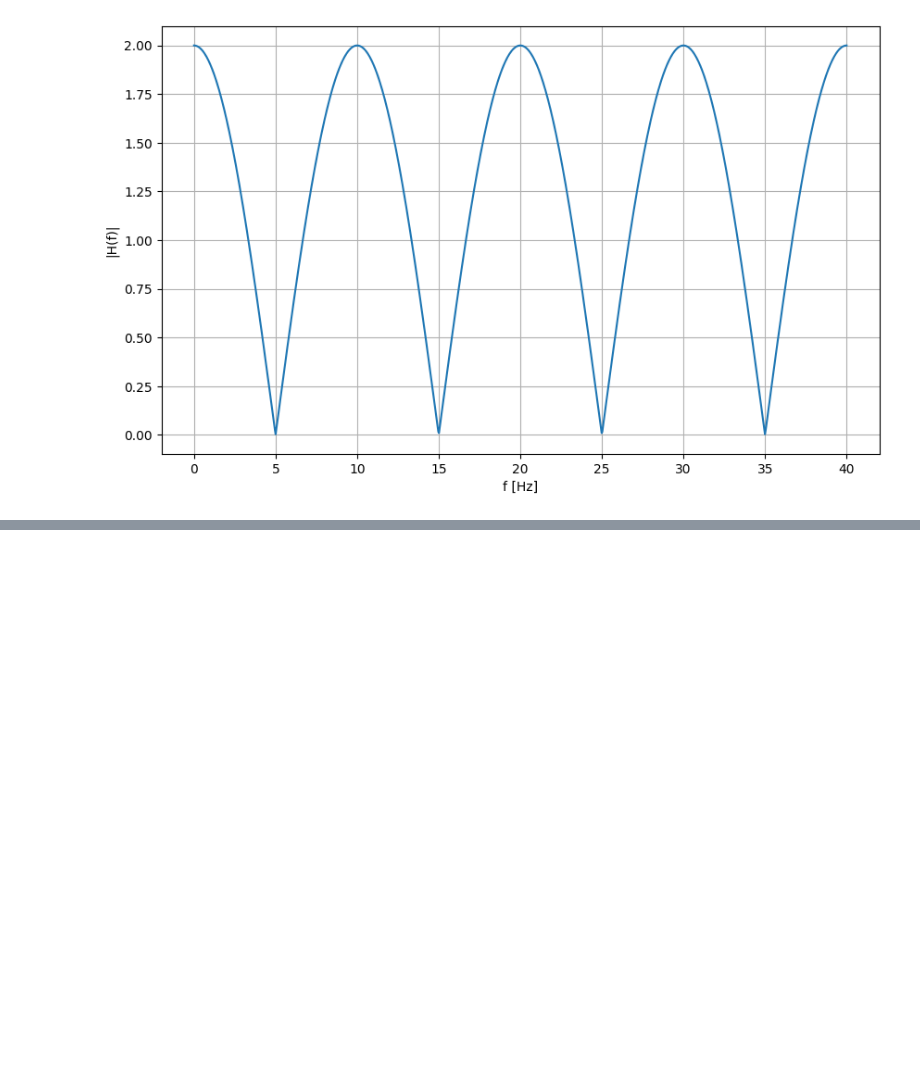
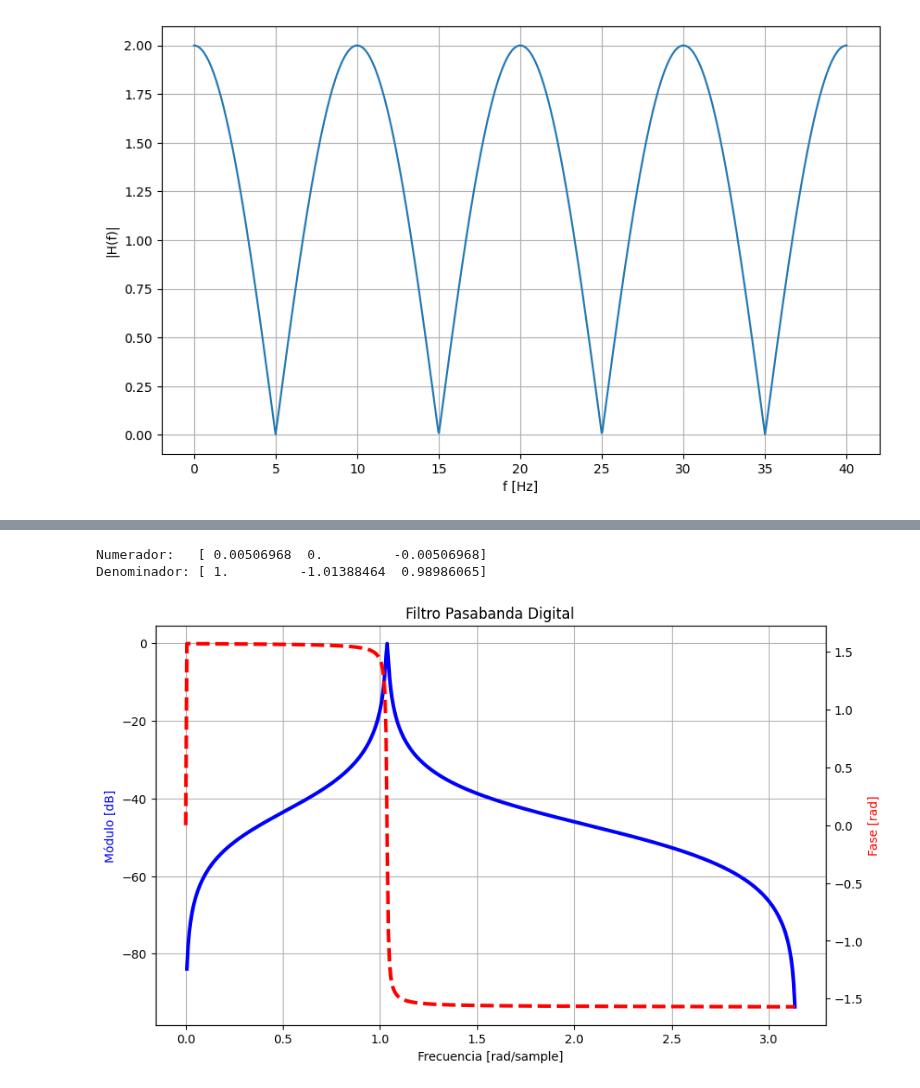
Before and after one commit to IOleaG8/Teoria-de-los-Circuitos, a Jupyter notebook: ts7/tc2_ts7_Ignacio_Olea.ipynb, the cells around one changed output, grey strips where cells are left out. Saved outputs shown, nothing was run; the diff lists cells and outputs as text; code cells hidden in the pictures; blank space fills up the shorter version.

```diff
--- a/ts7/tc2_ts7_Ignacio_Olea.ipynb
+++ b/ts7/tc2_ts7_Ignacio_Olea.ipynb
@@ -472,0 +487,43 @@ Gráfico del módulo de la transferencia del Comb Filter con una frecuencia de m
+# %%
+import numpy as np
+from scipy import signal
+import matplotlib.pyplot as plt
+
+# Frecuencias de corte normalizadas a Nyquist
+wp = [0.2, 0.5]
+
+# Filtro BP
+system = signal.iirfilter(
+    N=1,
+    Wn=wp,
+    btype='bandpass',
+    ftype='cheby2',
+    rs=40,
+    output='ba'
+)
+
+num, den = system
+w, h = signal.freqz(num, den)
+
+# Ploteo
+fig, ax1 = plt.subplots(figsize=(10, 6))
+
+ax1.set_title('Filtro Pasabanda Digital')
+ax1.plot(w, 20*np.log10(abs(h)), 'b', linewidth=3)
+ax1.set_ylabel('Módulo [dB]', color='b')
+ax1.set_xlabel('Frecuencia [rad/sample]')
+ax1.grid(True)
+
+ax2 = ax1.twinx()
+phase = np.unwrap(np.angle(h))
+ax2.plot(w, phase, 'r--', linewidth=3)
+ax2.set_ylabel('Fase [rad]', color='r')
+
+print('Numerador:  ', num)
+print('Denominador:', den)
+
+plt.show()
+# %% [output]
+Numerador:   [ 0.00506968  0.         -0.00506968]
+Denominador: [ 1.         -1.01388464  0.98986065]
+[figure, added]
```
Also changed, not shown: parts of 1 cell of this notebook.
